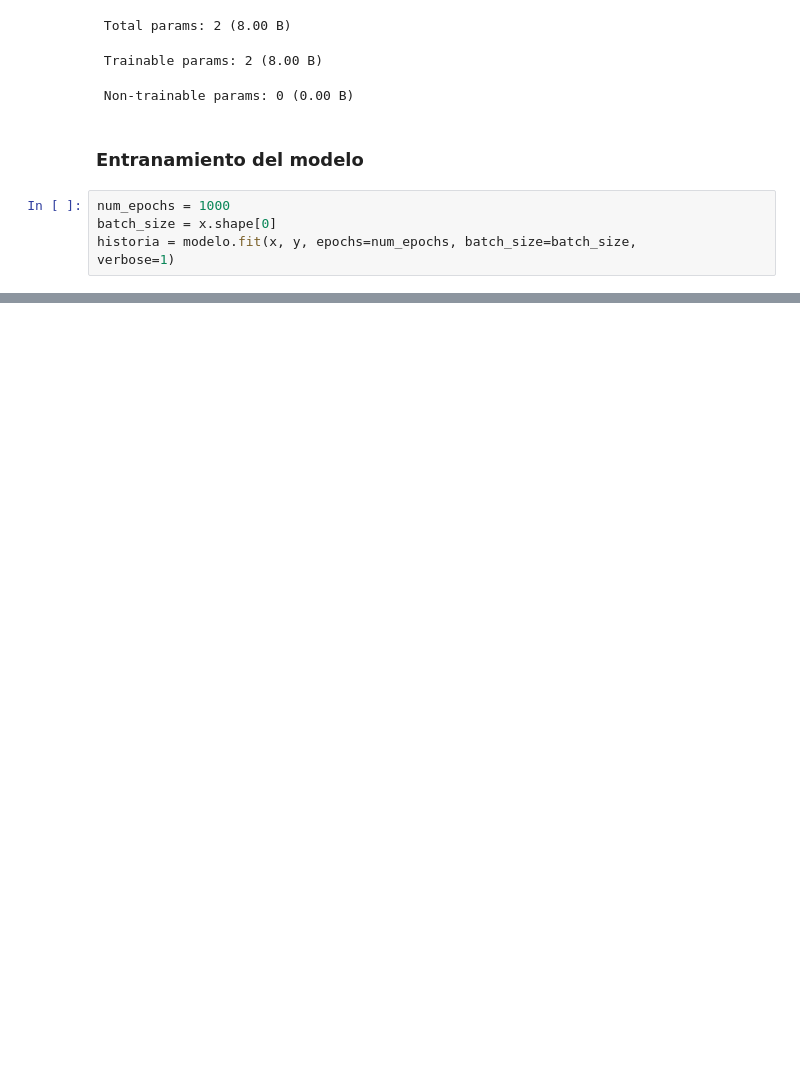
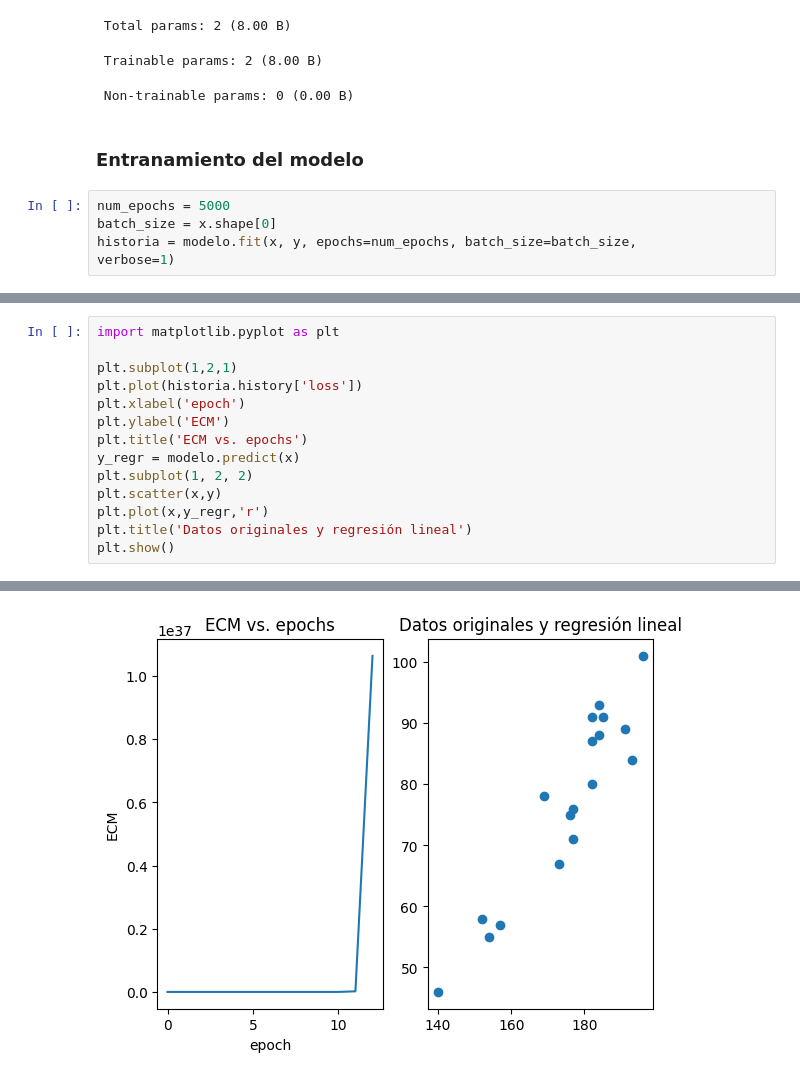
Before and after one commit to Rodriasdev/linear-regression-keras, a Jupyter notebook: app.ipynb, the cells around one changed output, grey strips where cells are left out. Drawn from its saved outputs; the diff is of its cells as text; blank space fills up the shorter version.

Commit message:
was added of the graphics

```diff
--- a/app.ipynb
+++ b/app.ipynb
@@ -38,7 +38,7 @@ Model: "sequential"
 # %% [markdown]
 ### Entranamiento del modelo
 # %%
-num_epochs = 1000
+num_epochs = 5000
 batch_size = x.shape[0]
 historia = modelo.fit(x, y, epochs=num_epochs, batch_size=batch_size,
 verbose=1)
@@ -65,0 +63,15 @@ TypeError: 'Dense' object is not subscriptable
+# %%
+import matplotlib.pyplot as plt
+
+plt.subplot(1,2,1)
+plt.plot(historia.history['loss'])
+plt.xlabel('epoch')
+plt.ylabel('ECM')
+plt.title('ECM vs. epochs')
+y_regr = modelo.predict(x)
+plt.subplot(1, 2, 2)
+plt.scatter(x,y)
+plt.plot(x,y_regr,'r')
+plt.title('Datos originales y regresión lineal')
+plt.show()
+# %% [output]
@@ -65,0 +79 @@ TypeError: 'Dense' object is not subscriptable
+[figure, added]
```
Also changed, not shown: parts of 4 cells of this notebook.
